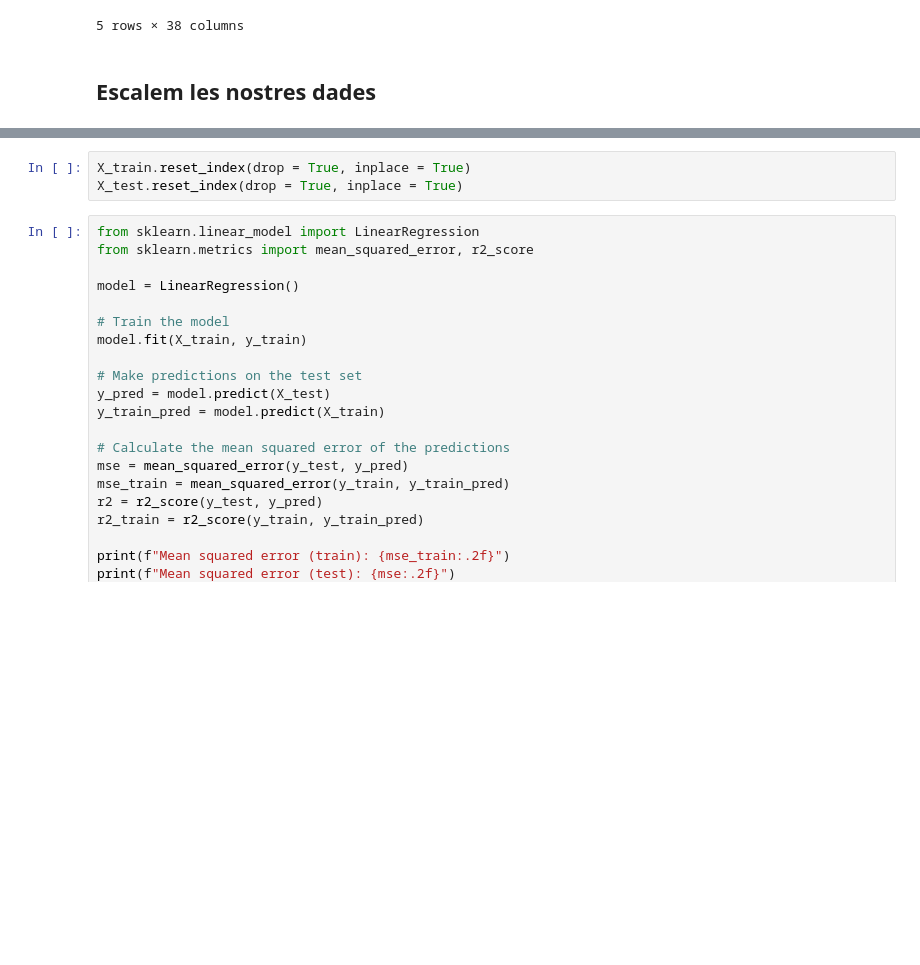
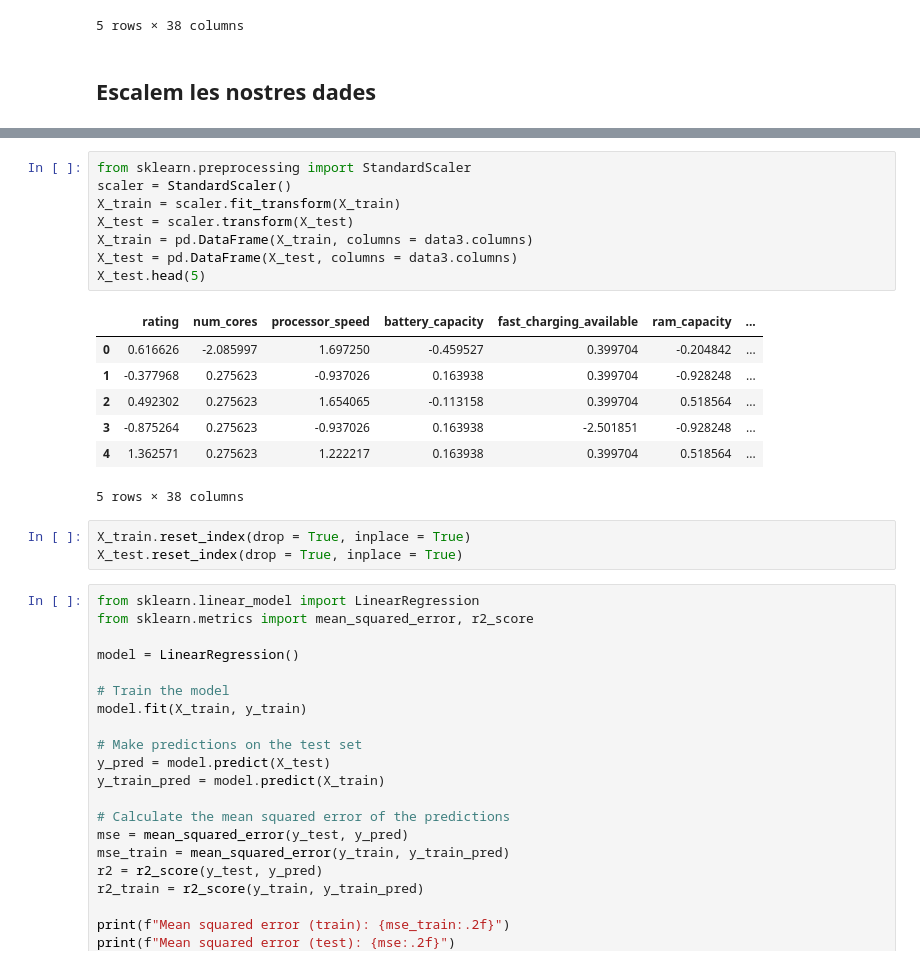
Before and after one commit to Nifel13/Smartphone-predictor, a Jupyter notebook: esmarfon_predict.ipynb, the cells around one changed output, grey strips where cells are left out. Saved outputs shown, nothing was run; the diff lists cells and outputs as text; blank space fills up the shorter version.

```diff
--- a/esmarfon_predict.ipynb
+++ b/esmarfon_predict.ipynb
@@ -448,4 +455,20 @@ X_test.head(5)
 5 rows × 38 columns
+# %%
+from sklearn.preprocessing import StandardScaler
+scaler = StandardScaler()
+X_train = scaler.fit_transform(X_train)
+X_test = scaler.transform(X_test)
+X_train = pd.DataFrame(X_train, columns = data3.columns)
+X_test = pd.DataFrame(X_test, columns = data3.columns)
+X_test.head(5)
+# %% [output]
+|  | rating | num_cores | processor_speed | battery_capacity | fast_charging_available | ram_capacity | ... |
+| 0 | 0.616626 | -2.085997 | 1.697250 | -0.459527 | 0.399704 | -0.204842 | ... |
+| 1 | -0.377968 | 0.275623 | -0.937026 | 0.163938 | 0.399704 | -0.928248 | ... |
+| 2 | 0.492302 | 0.275623 | 1.654065 | -0.113158 | 0.399704 | 0.518564 | ... |
+| 3 | -0.875264 | 0.275623 | -0.937026 | 0.163938 | -2.501851 | -0.928248 | ... |
+| 4 | 1.362571 | 0.275623 | 1.222217 | 0.163938 | 0.399704 | 0.518564 | ... |
+5 rows × 38 columns
 # %%
 X_train.reset_index(drop = True, inplace = True)
 X_test.reset_index(drop = True, inplace = True)
```
Also changed, not shown: parts of 8 cells of this notebook.
